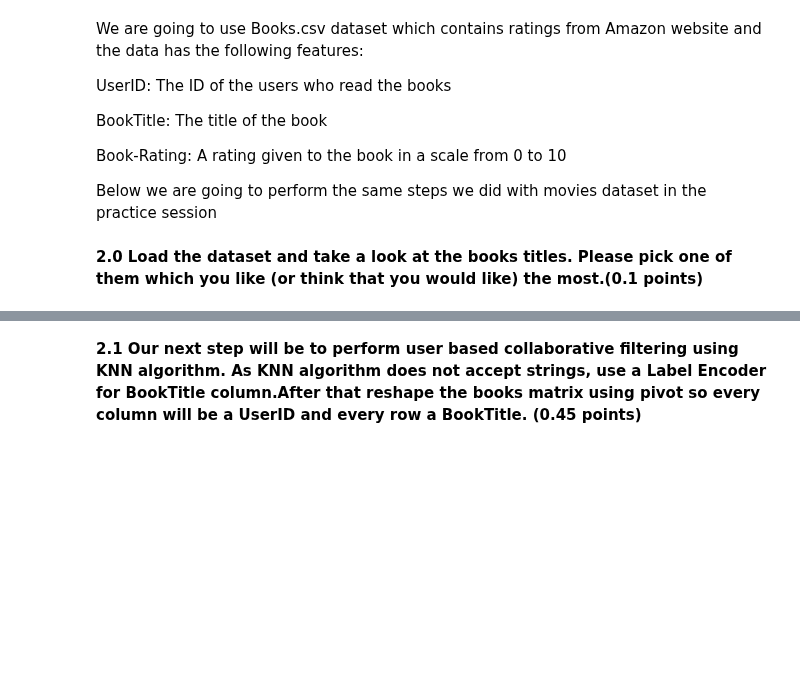
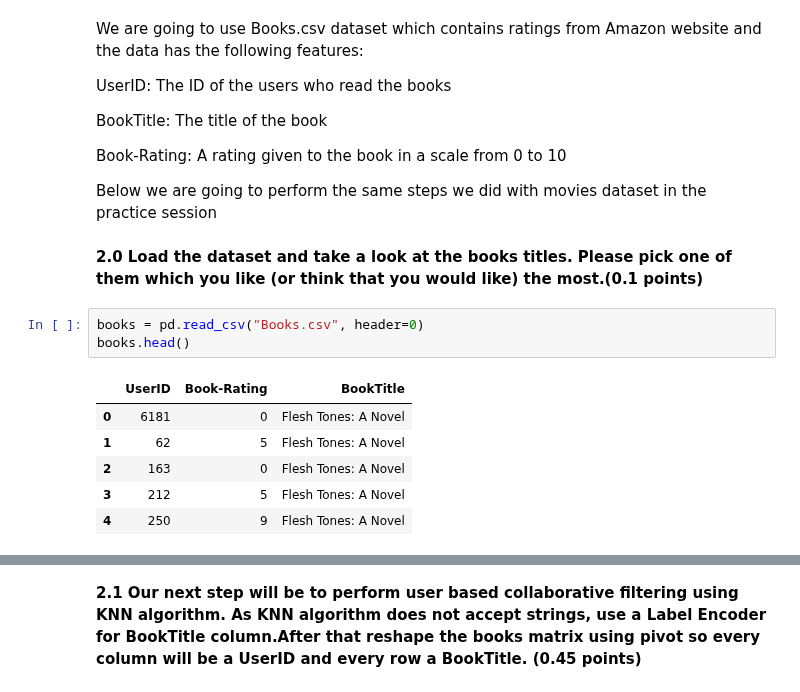
Before and after one commit to enliktjioe/bda2020, a Jupyter notebook: HW4/Homework_04_Enlik_Nga.ipynb, the cells around one changed output, grey strips where cells are left out. Cells and saved outputs as stored; diff of their text form; blank space fills up the shorter version.

```diff
--- a/HW4/Homework_04_Enlik_Nga.ipynb
+++ b/HW4/Homework_04_Enlik_Nga.ipynb
@@ -181,3 +201,13 @@ Book-Rating: A rating given to the book in a scale from 0 to 10
 Below we are going to perform the same steps we did with movies dataset in the practice session
 # %% [markdown]
 **2.0 Load the dataset and take a look at the books titles. Please pick one of them which you like (or think that you would like) the most.(0.1 points)**
+# %%
+books = pd.read_csv("Books.csv", header=0)
+books.head()
+# %% [output]
+|  | UserID | Book-Rating | BookTitle |
+| 0 | 6181 | 0 | Flesh Tones: A Novel |
+| 1 | 62 | 5 | Flesh Tones: A Novel |
+| 2 | 163 | 0 | Flesh Tones: A Novel |
+| 3 | 212 | 5 | Flesh Tones: A Novel |
+| 4 | 250 | 9 | Flesh Tones: A Novel |
```
Also changed, not shown: parts of 34 cells of this notebook.
